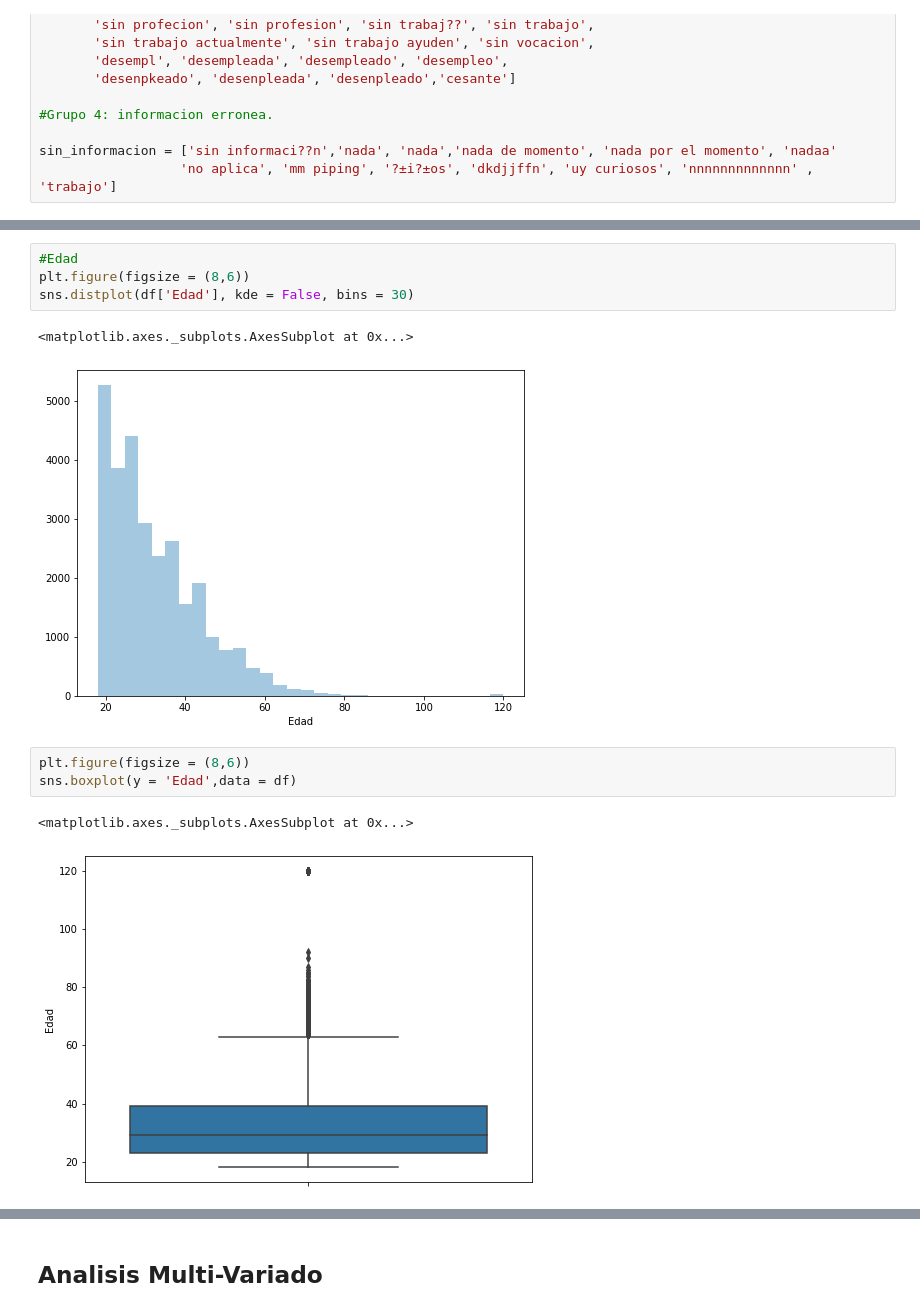
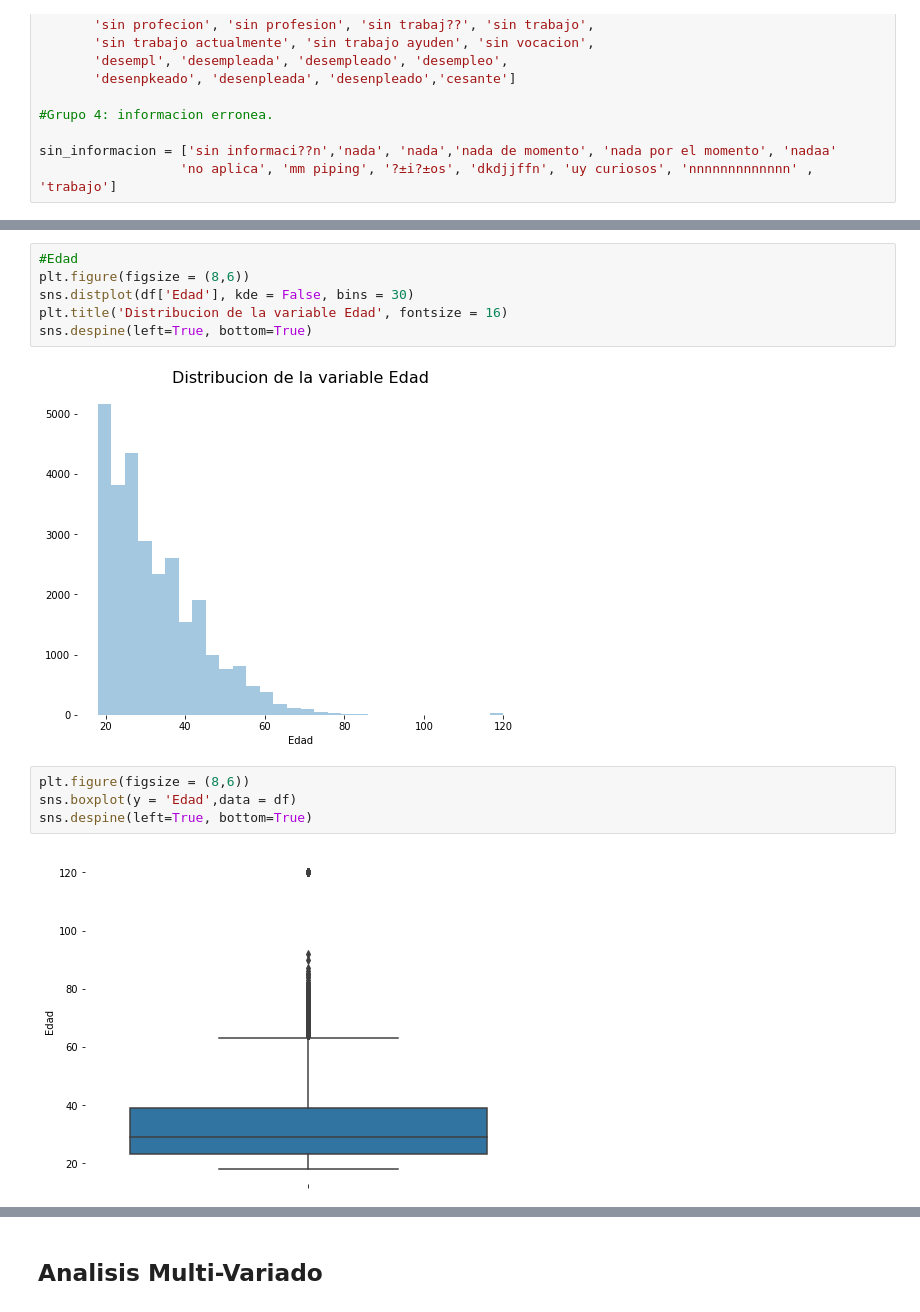
Before and after one commit to Foco22/Clustering_API, a Jupyter notebook: Clustering_Modelo.ipynb, the cells around one changed output, grey strips where cells are left out. Drawn from its saved outputs; the diff is of its cells as text.

```diff
--- a/Clustering_Modelo.ipynb
+++ b/Clustering_Modelo.ipynb
@@ -169,16 +240,17 @@ df = df.drop(columns='Agree terms conditions')
 # %%
 #Edad
 plt.figure(figsize = (8,6))
 sns.distplot(df['Edad'], kde = False, bins = 30)
+plt.title('Distribucion de la variable Edad', fontsize = 16)
+sns.despine(left=True, bottom=True)
 # %% [output]
-<matplotlib.axes._subplots.AxesSubplot at 0x...>
-[figure, old version]
+[figure, new version]
 # %%
 plt.figure(figsize = (8,6))
 sns.boxplot(y = 'Edad',data = df)
+sns.despine(left=True, bottom=True)
 # %% [output]
-<matplotlib.axes._subplots.AxesSubplot at 0x...>
-[figure, old version]
+[figure, new version]
 # %%
 df = df.loc[df['Edad'] < 100]
 plt.figure(figsize = (8,6))
```
Also changed, not shown: parts of 30 cells of this notebook.
